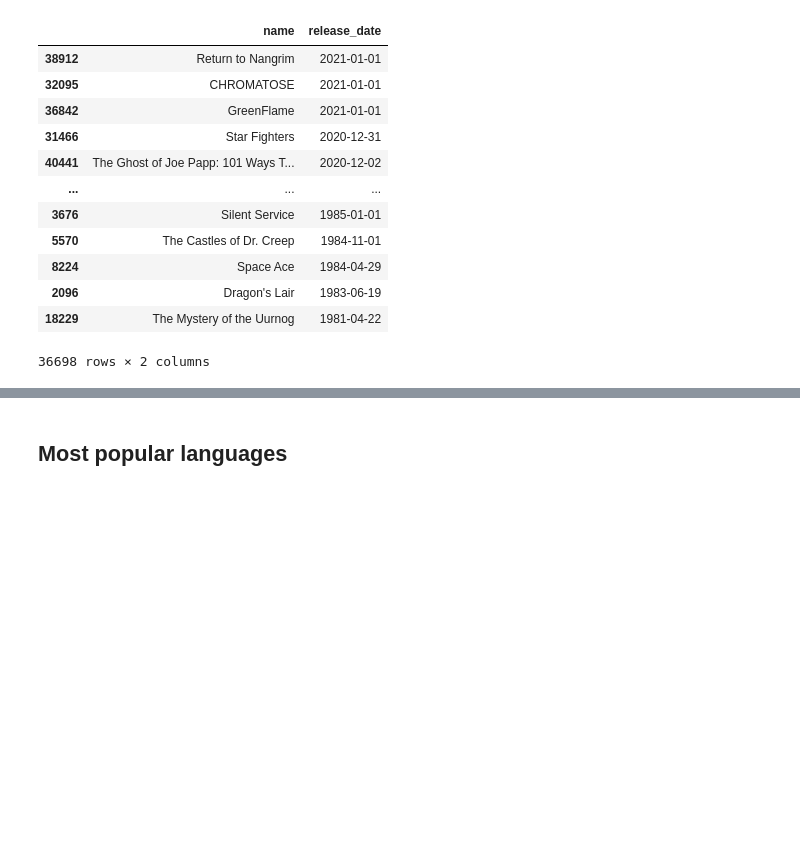
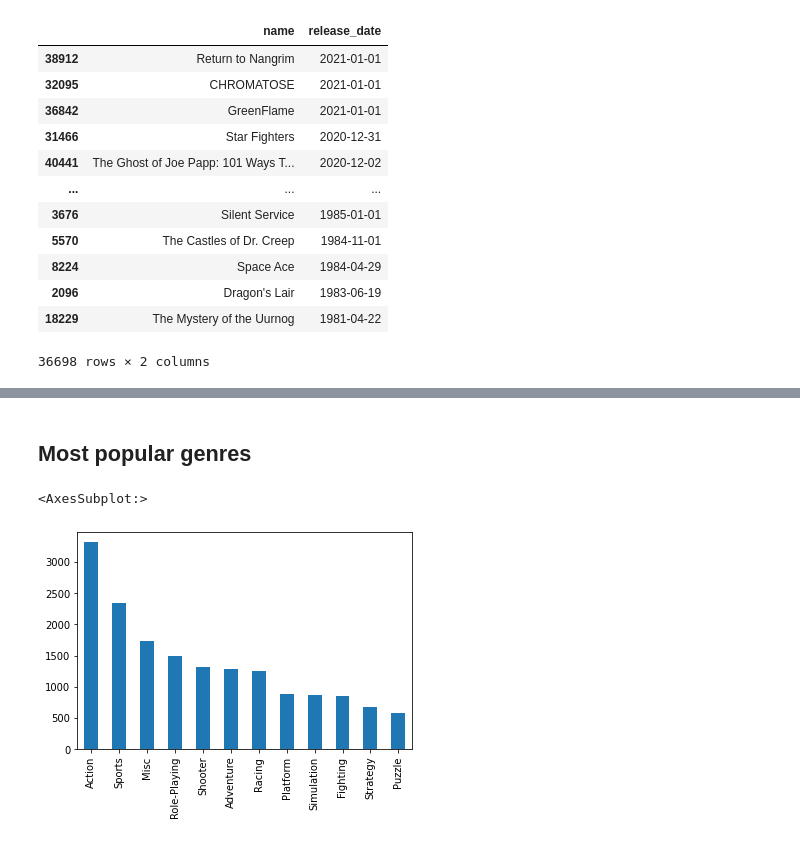
Before and after one commit to van-sprundel/Data-Science-Portfolio, a Jupyter notebook: assessments/Assignment 6.ipynb, the cells around one changed output, grey strips where cells are left out. Saved outputs shown, nothing was run; the diff lists cells and outputs as text; code cells hidden in the pictures; blank space fills up the shorter version.

```diff
--- a/assessments/Assignment 6.ipynb
+++ b/assessments/Assignment 6.ipynb
@@ -97,0 +119,3 @@ recentSteam
+# %%
+vg = pd.read_csv('vgsales.csv')
+vg.head()
@@ -98,2 +129,7 @@ recentSteam
 # %% [markdown]
-## Most popular languages
+## Most popular genres
+# %%
+vg['Genre'].value_counts().plot(kind='bar')
+# %% [output]
+<AxesSubplot:>
+[figure, added]
```
Also changed, not shown: parts of 8 cells of this notebook, 10 other files.
